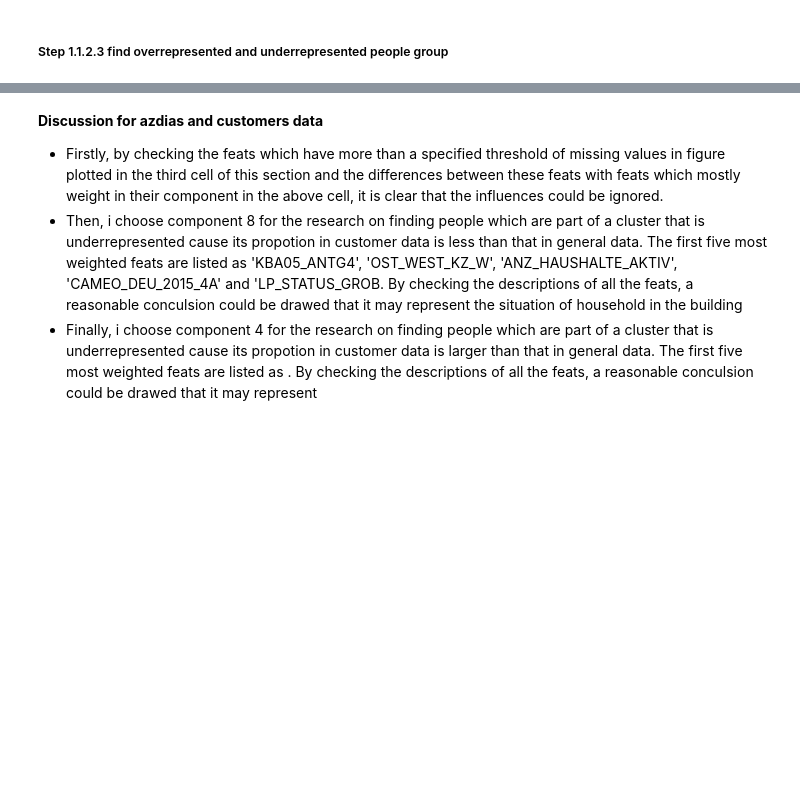
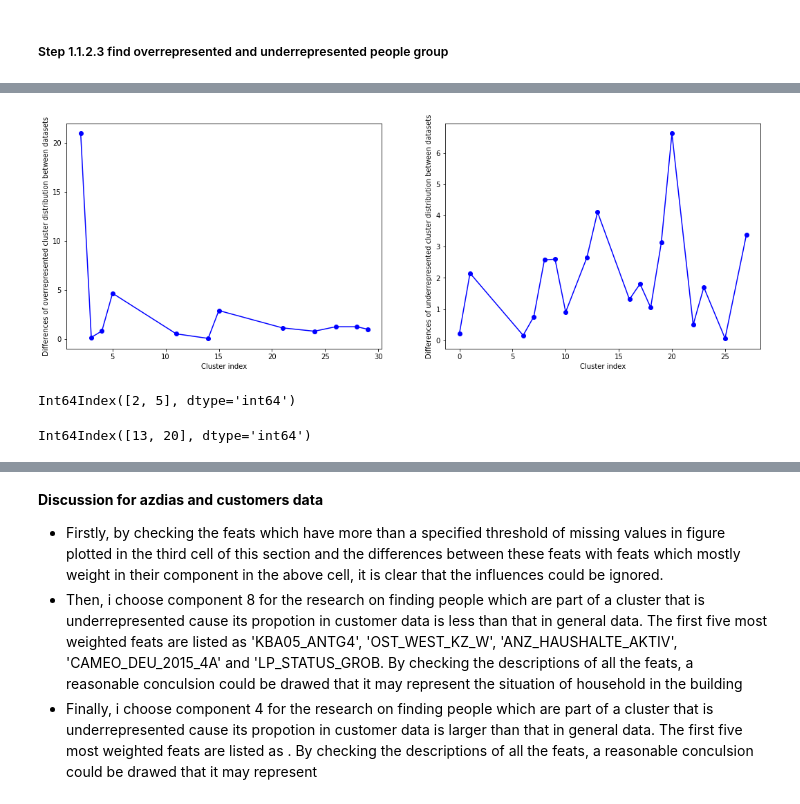
Before and after one commit to PaperStrange/Udacity_DataScientist, a Jupyter notebook: DS_term2_project-final/Arvato Project Workbook.ipynb, the cells around one changed output, grey strips where cells are left out. Cells and saved outputs as stored; diff of their text form; code cells hidden in the pictures; blank space fills up the shorter version.

```diff
--- a/DS_term2_project-final/Arvato Project Workbook.ipynb
+++ b/DS_term2_project-final/Arvato Project Workbook.ipynb
@@ -1726,0 +1751,17 @@ print((feat_indexedByvacancy_custo == feat_indexedByweight_custo).sum())
+# %%
+# compare all clusters in two datasets
+
+# clusters by kmeans
+cluster_overrepresented_index = x1[y1_ratio < y2_ratio]
+cluster_underrepresented_index = x1[y1_ratio > y2_ratio]
+print(=
+    "The clusters that is overrepresented in the customer data compared to the general population include {}".format(cluster_overrepresented_index))
+print(
+    "The clusters that is underrepresented in the customer data compared to the general population include {}".format(cluster_underrepresented_index))
+# clusters by row vacancy
+if is_high_vacancy_azdias.sum() > is_high_vacancy_customers.sum():
+    print(
+    "The cluster of whether vacancy of data exceeds the average row vacancy or not belongs to overrepresented cluster")
+else:
+     print(
+    "The cluster of whether vacancy of data exceeds the average row vacancy or not belongs to underrepresented cluster")
@@ -1726,0 +1772,24 @@ print((feat_indexedByvacancy_custo == feat_indexedByweight_custo).sum())
+# %%
+diff1 = (y2_ratio - y1_ratio)[cluster_overrepresented_index]
+diff2 = (y1_ratio - y2_ratio)[cluster_underrepresented_index]
+
+fig = plt.figure(figsize=(18, 6));
+ax1 = fig.add_subplot(121)
+ax1.plot(cluster_overrepresented_index, diff1, 'bo-');
+ax1.set_xlabel('Cluster index');
+ax1.set_ylabel('Differences of overrepresented cluster distribution between datasets');
+
+ax2 = fig.add_subplot(122)
+ax2.plot(cluster_underrepresented_index, diff2, 'bo-');
+ax2.set_xlabel('Cluster index');
+ax2.set_ylabel('Differences of underrepresented cluster distribution between datasets');
+# %% [output]
+[figure, added]
+# %%
+cluster_overrepresented_index[diff1 > 4]
+# %% [output]
+Int64Index([2, 5], dtype='int64')
+# %%
+cluster_underrepresented_index[diff2 > 4]
+# %% [output]
+Int64Index([13, 20], dtype='int64')
```
Also changed, not shown: parts of 21 cells of this notebook.
